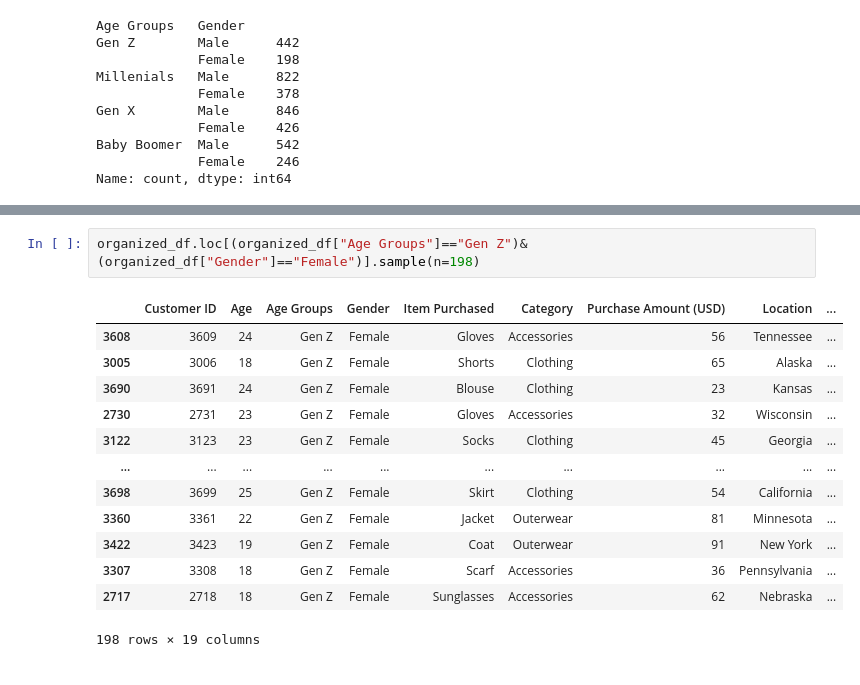
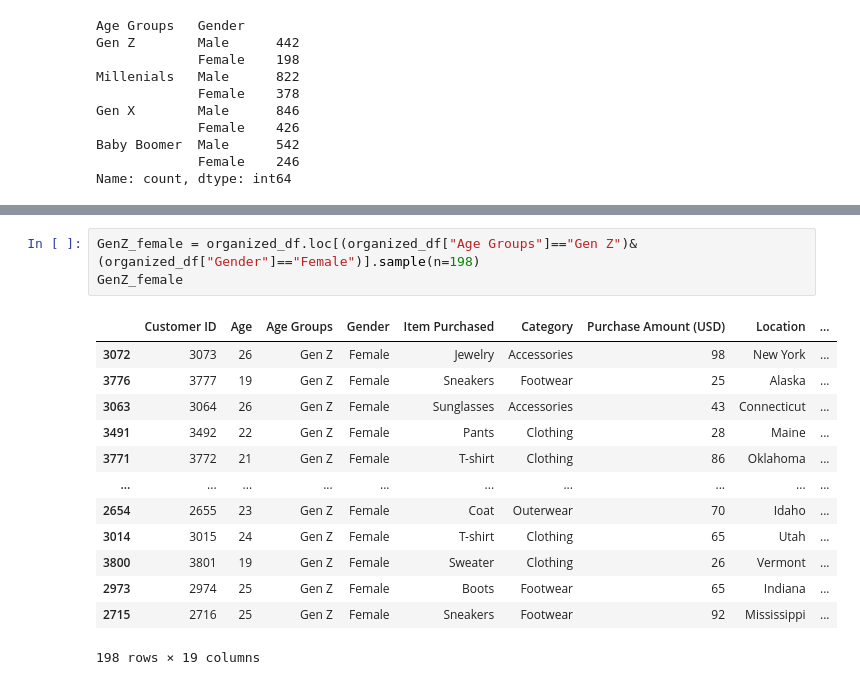
Before and after one commit to mhursh1231/Project-1, a Jupyter notebook: Mia_Notebook.ipynb, the cells around one changed output, grey strips where cells are left out. Drawn from its saved outputs; the diff is of its cells as text.

```diff
--- a/Mia_Notebook.ipynb
+++ b/Mia_Notebook.ipynb
@@ -137,16 +170,17 @@ organized_df.loc[(organized_df["Age Groups"]=="Gen Z")&(organized_df["Gender"]==
 # %%
-organized_df.loc[(organized_df["Age Groups"]=="Gen Z")&(organized_df["Gender"]=="Female")].sample(n=198)
+GenZ_female = organized_df.loc[(organized_df["Age Groups"]=="Gen Z")&(organized_df["Gender"]=="Female")].sample(n=198)
+GenZ_female
 # %% [output]
 |  | Customer ID | Age | Age Groups | Gender | Item Purchased | Category | Purchase Amount (USD) | Location | ... |
-| 3608 | 3609 | 24 | Gen Z | Female | Gloves | Accessories | 56 | Tennessee | ... |
-| 3005 | 3006 | 18 | Gen Z | Female | Shorts | Clothing | 65 | Alaska | ... |
-| 3690 | 3691 | 24 | Gen Z | Female | Blouse | Clothing | 23 | Kansas | ... |
-| 2730 | 2731 | 23 | Gen Z | Female | Gloves | Accessories | 32 | Wisconsin | ... |
-| 3122 | 3123 | 23 | Gen Z | Female | Socks | Clothing | 45 | Georgia | ... |
+| 3072 | 3073 | 26 | Gen Z | Female | Jewelry | Accessories | 98 | New York | ... |
+| 3776 | 3777 | 19 | Gen Z | Female | Sneakers | Footwear | 25 | Alaska | ... |
+| 3063 | 3064 | 26 | Gen Z | Female | Sunglasses | Accessories | 43 | Connecticut | ... |
+| 3491 | 3492 | 22 | Gen Z | Female | Pants | Clothing | 28 | Maine | ... |
+| 3771 | 3772 | 21 | Gen Z | Female | T-shirt | Clothing | 86 | Oklahoma | ... |
 | ... | ... | ... | ... | ... | ... | ... | ... | ... | ... |
-| 3698 | 3699 | 25 | Gen Z | Female | Skirt | Clothing | 54 | California | ... |
-| 3360 | 3361 | 22 | Gen Z | Female | Jacket | Outerwear | 81 | Minnesota | ... |
-| 3422 | 3423 | 19 | Gen Z | Female | Coat | Outerwear | 91 | New York | ... |
-| 3307 | 3308 | 18 | Gen Z | Female | Scarf | Accessories | 36 | Pennsylvania | ... |
-| 2717 | 2718 | 18 | Gen Z | Female | Sunglasses | Accessories | 62 | Nebraska | ... |
+| 2654 | 2655 | 23 | Gen Z | Female | Coat | Outerwear | 70 | Idaho | ... |
+| 3014 | 3015 | 24 | Gen Z | Female | T-shirt | Clothing | 65 | Utah | ... |
+| 3800 | 3801 | 19 | Gen Z | Female | Sweater | Clothing | 26 | Vermont | ... |
+| 2973 | 2974 | 25 | Gen Z | Female | Boots | Footwear | 65 | Indiana | ... |
+| 2715 | 2716 | 25 | Gen Z | Female | Sneakers | Footwear | 92 | Mississippi | ... |
 198 rows × 19 columns
```
Also changed, not shown: parts of 35 cells of this notebook.
